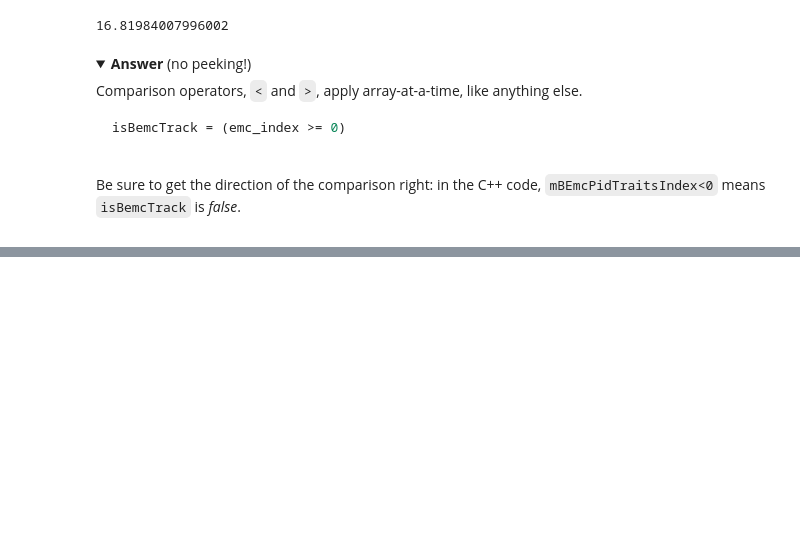
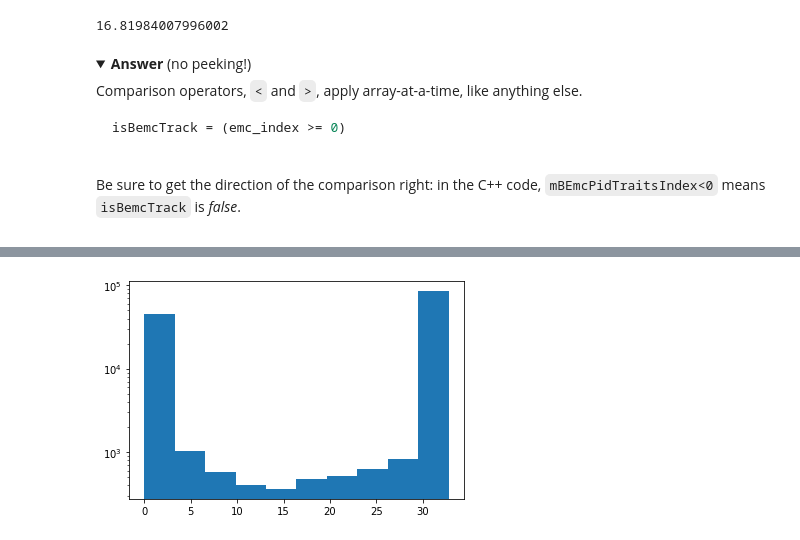
Before and after one commit to jpivarski-talks/2021-09-13-star-uproot-awkward-tutorial, a Jupyter notebook: tutorial.ipynb, the cells around one changed output, grey strips where cells are left out. Drawn from its saved outputs; the diff is of its cells as text; code cells hidden in the pictures; folded sections open; blank space fills up the shorter version.

```diff
--- a/tutorial.ipynb
+++ b/tutorial.ipynb
@@ -352,0 +393,2 @@ The `emc_index` (in particular, `emc_index_isemc` with the cut)
+# %%
+track_emc_energy = ???
@@ -360,0 +457,5 @@ np.mean(pairs_in_each_event)
+# %%
+plt.hist(ak.flatten(track_emc_energy))
+plt.yscale("log")
+# %% [output]
+[figure, added]
```
Also changed, not shown: parts of 50 cells of this notebook.
